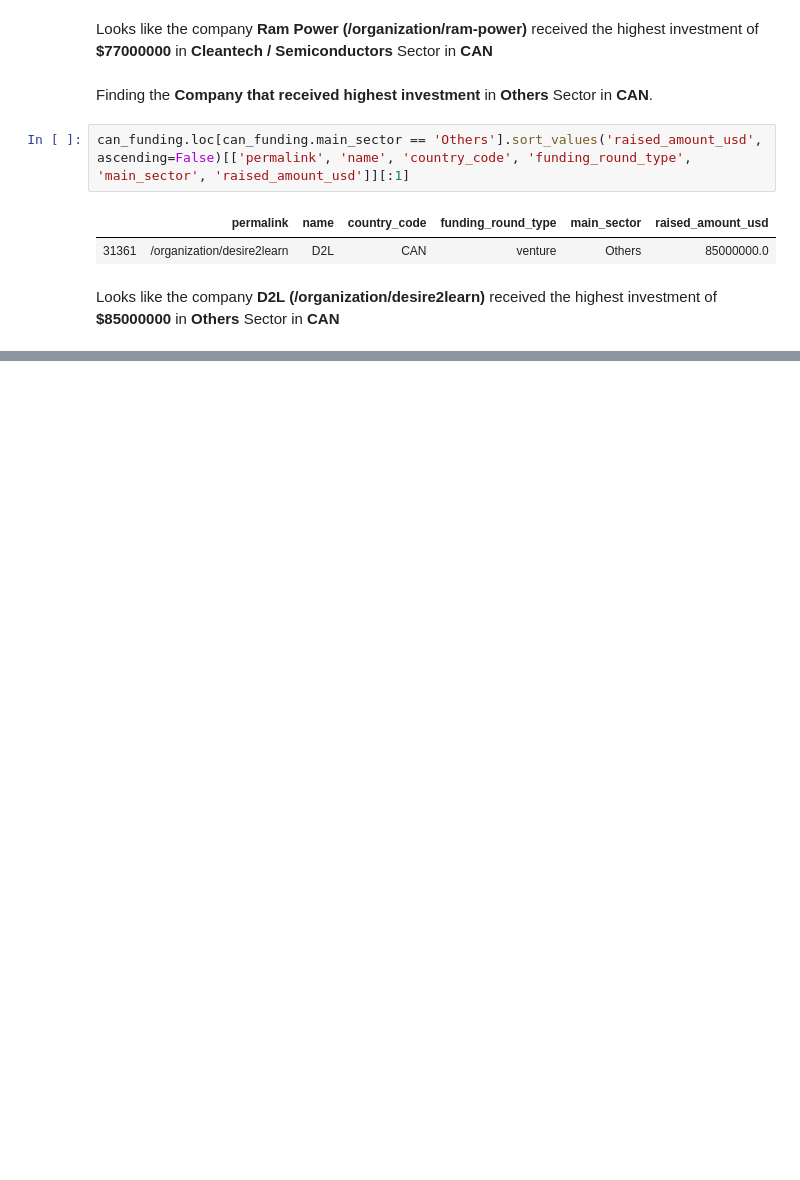
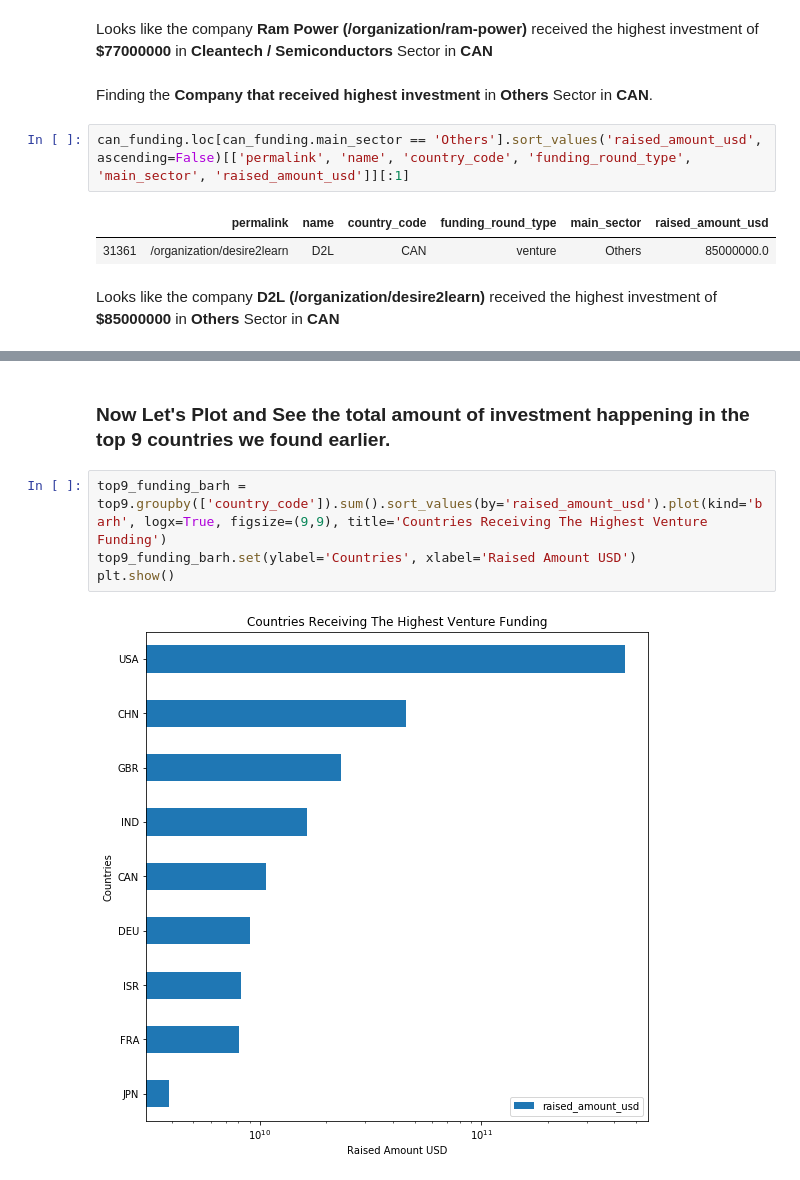
Before and after one commit to vivekav-96/UpGrad-PGDML, a Jupyter notebook: InvestmentAssignment/investment_assignement.ipynb, the cells around one changed output, grey strips where cells are left out. Drawn from its saved outputs; the diff is of its cells as text; blank space fills up the shorter version.

```diff
--- a/InvestmentAssignment/investment_assignement.ipynb
+++ b/InvestmentAssignment/investment_assignement.ipynb
@@ -444,0 +499,8 @@ Looks like the company **D2L (/organization/desire2learn)** received the highest
+# %% [markdown]
+### Now Let's Plot and See the total amount of investment happening in the top 9 countries we found earlier.
+# %%
+top9_funding_barh = top9.groupby(['country_code']).sum().sort_values(by='raised_amount_usd').plot(kind='barh', logx=True, figsize=(9,9), title='Countries Receiving The Highest Venture Funding')
+top9_funding_barh.set(ylabel='Countries', xlabel='Raised Amount USD')
+plt.show()
+# %% [output]
+[figure, added]
```
Also changed, not shown: parts of 14 cells of this notebook, 1 other file.
